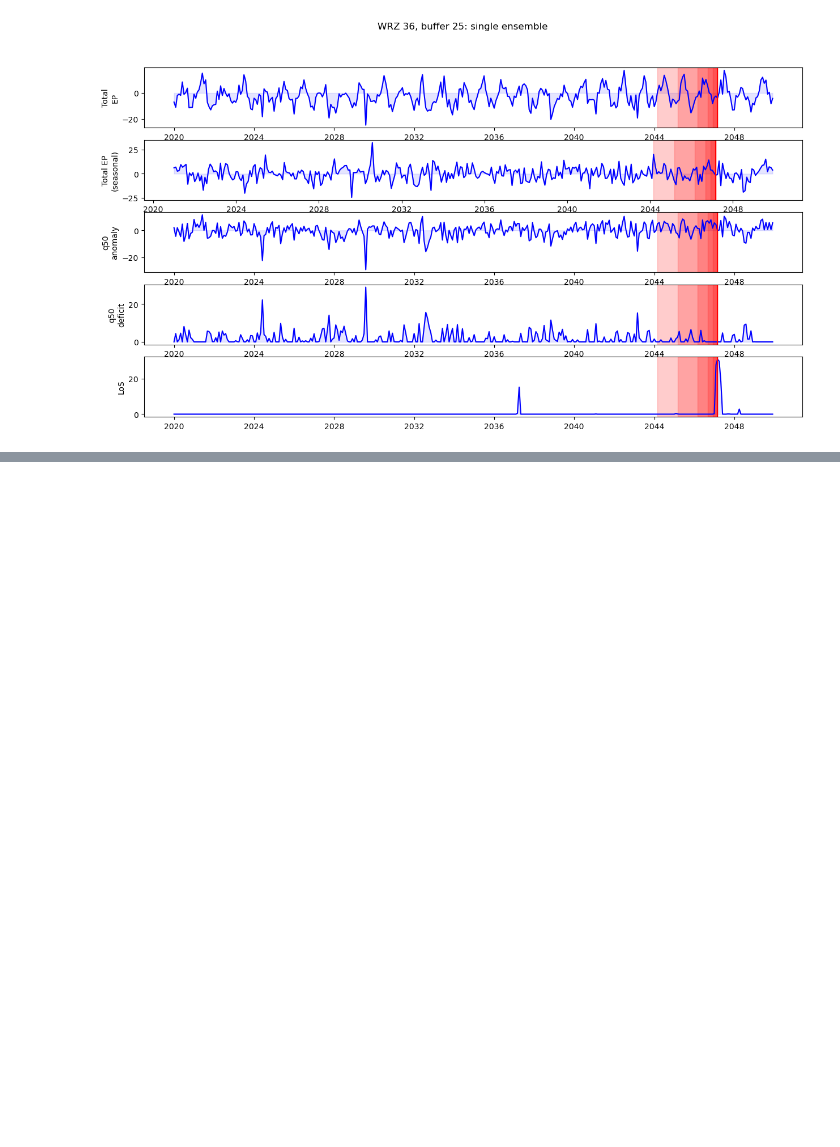
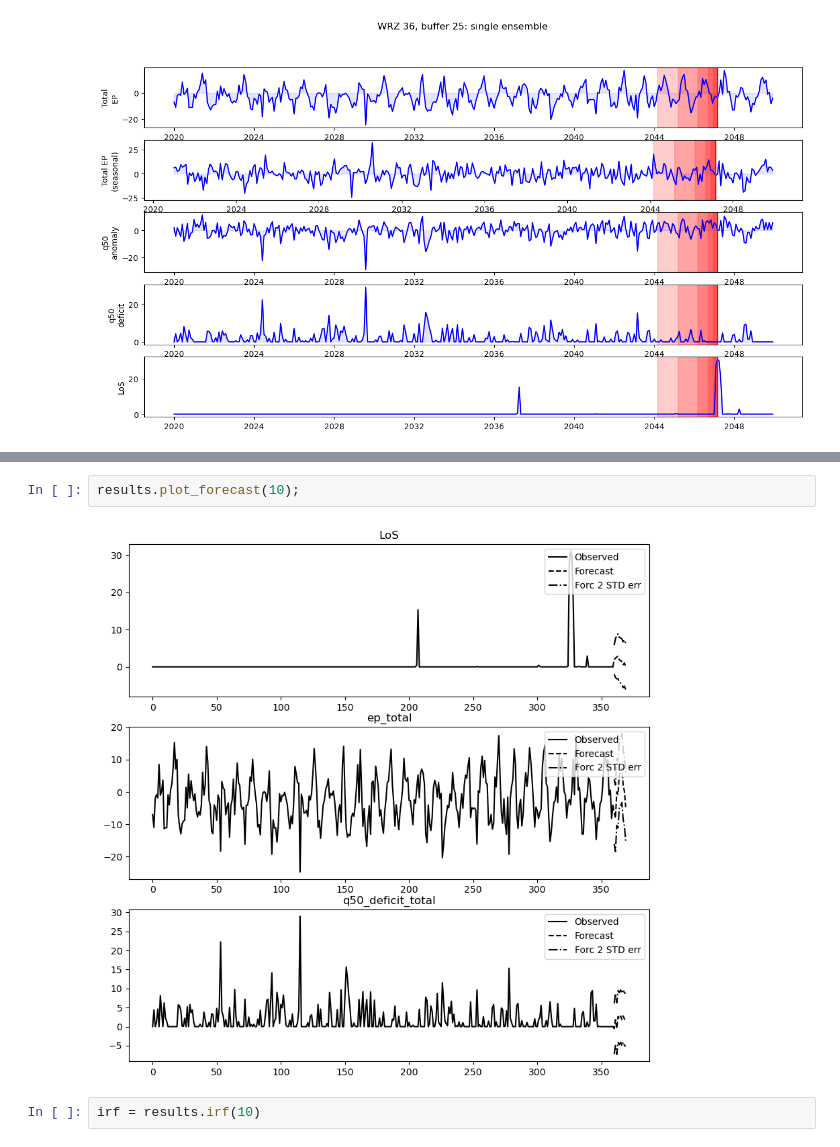
Before and after one commit to alisonpeard/correlation-analysis, a Jupyter notebook: code/2. Timeseries.ipynb, the cells around one changed output, grey strips where cells are left out. Drawn from its saved outputs; the diff is of its cells as text; blank space fills up the shorter version.

```diff
--- a/code/2. Timeseries.ipynb
+++ b/code/2. Timeseries.ipynb
@@ -138,0 +214,6 @@ plt.plot(ts[ts['Year'] == 2020]['ep_total'])
+# %%
+results.plot_forecast(10);
+# %% [output]
+[figure, added]
+# %%
+irf = results.irf(10)
```
Also changed, not shown: parts of 14 cells of this notebook, 8 other files.
